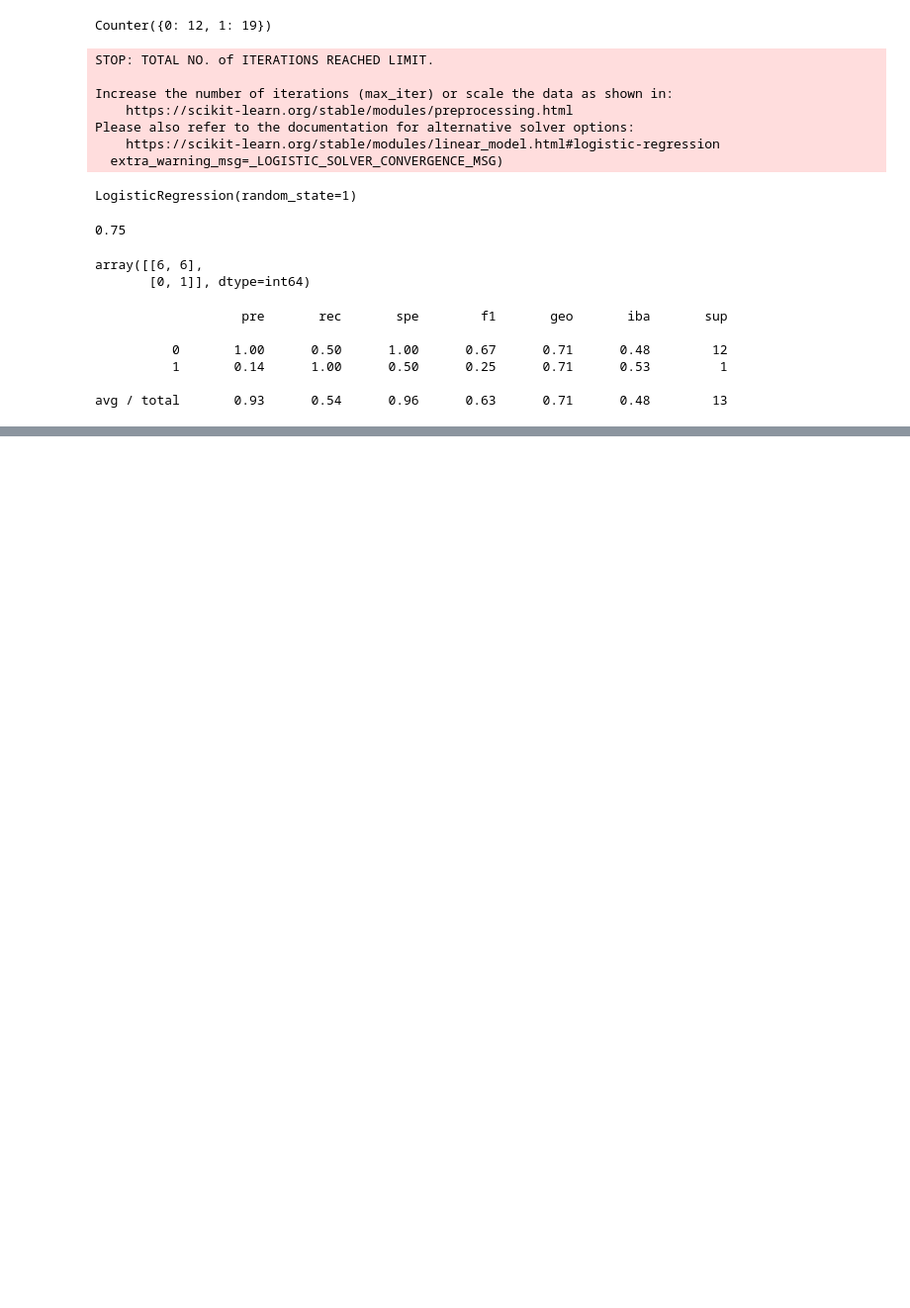
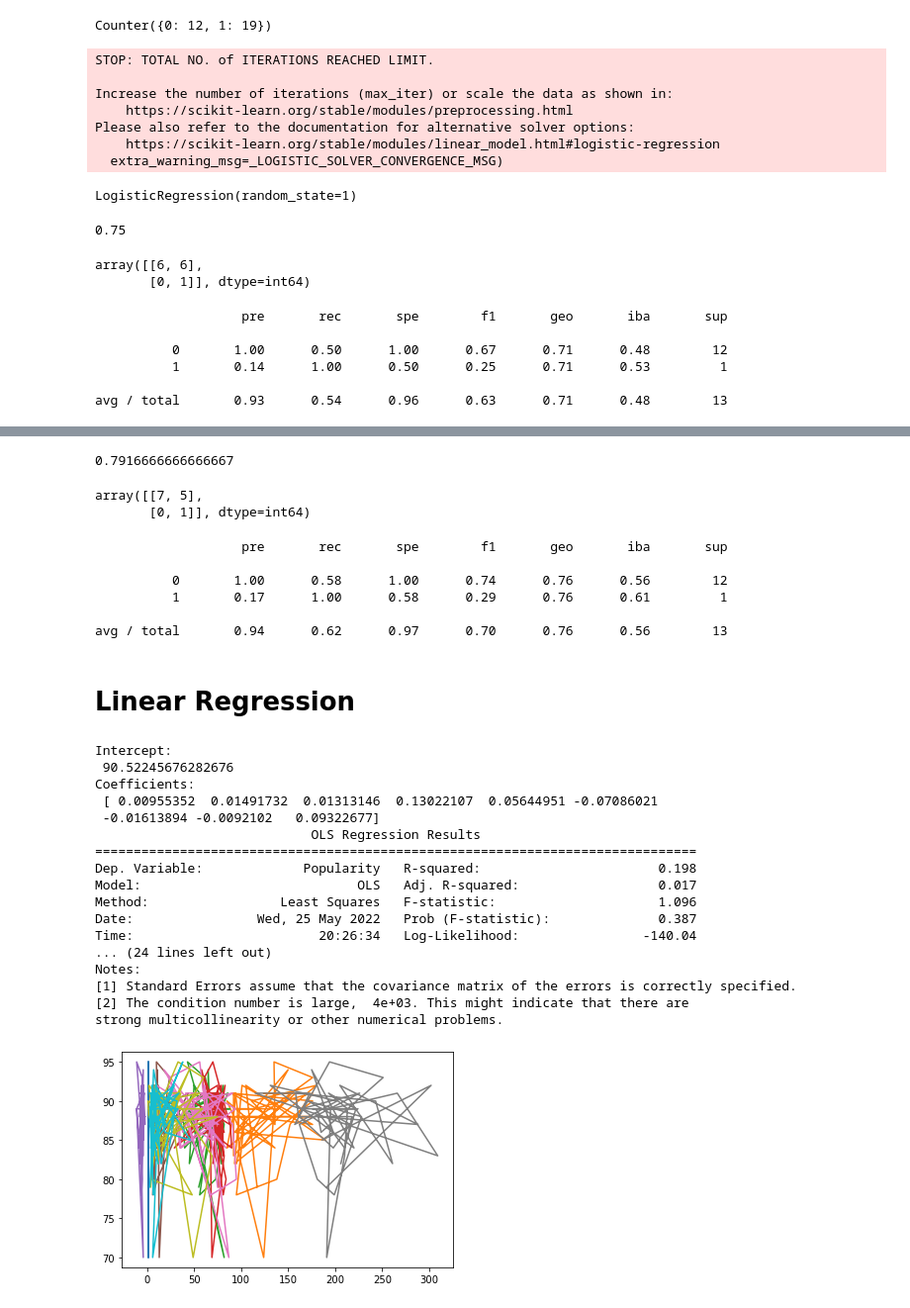
Before and after one commit to AJLozito/Final_Group_Project, a Jupyter notebook: Final Project Modeling - ROS, SMOTE, Cluster.ipynb, the cells around one changed output, grey strips where cells are left out. Shown: that part at 99% size. Drawn from its saved outputs; the diff is of its cells as text; code cells hidden in the pictures; blank space fills up the shorter version.

```diff
--- a/Final Project Modeling - ROS, SMOTE, Cluster.ipynb
+++ b/Final Project Modeling - ROS, SMOTE, Cluster.ipynb
@@ -287,0 +354,24 @@ avg / total       0.93      0.54      0.96      0.63      0.71      0.48
+# %%
+# Calculated the balanced accuracy score
+y_pred = eec.predict(X_test)
+print(balanced_accuracy_score(y_test, y_pred))
+# %% [output]
+0.7916666666666667
+# %%
+# Display the confusion matrix
+confusion_matrix(y_test, y_pred)
+# %% [output]
+array([[7, 5],
+       [0, 1]], dtype=int64)
+# %%
+# Print the imbalanced classification report
+print(classification_report_imbalanced(y_test, y_pred))
+# %% [output]
+                   pre       rec       spe        f1       geo       iba       sup
+
+          0       1.00      0.58      1.00      0.74      0.76      0.56        12
+          1       0.17      1.00      0.58      0.29      0.76      0.61         1
+
+avg / total       0.94      0.62      0.97      0.70      0.76      0.56        13
+# %% [markdown]
+# Linear Regression
@@ -287,0 +382,42 @@ avg / total       0.93      0.54      0.96      0.63      0.71      0.48
+# %%
+X = top50final_df[['Beats.Per.Minute', 'Energy', 'Danceability', 'Loudness..dB..',
+                'Liveness', 'Valence.', 'Length.', 'Acousticness..', 'Speechiness.'
+                  ]]
+Y = top50final_df['Popularity']
+
+regr = linear_model.LinearRegression()
+regr.fit(X,Y)
+
+print('Intercept: \n', regr.intercept_)
+print('Coefficients: \n', regr.coef_)
+
+# with statsmodels
+X = sm.add_constant(X) # adding a constant
+
+model = sm.OLS(Y, X).fit()
+predictions = model.predict(X)
+
+print_model = model.summary()
+print(print_model)
+
+plt.plot(X,Y)
+plt.show()
+# %% [output]
+Intercept:
+ 90.52245676282676
+Coefficients:
+ [ 0.00955352  0.01491732  0.01313146  0.13022107  0.05644951 -0.07086021
+ -0.01613894 -0.0092102   0.09322677]
+                            OLS Regression Results
+==============================================================================
+Dep. Variable:             Popularity   R-squared:                       0.198
+Model:                            OLS   Adj. R-squared:                  0.017
+Method:                 Least Squares   F-statistic:                     1.096
+Date:                Wed, 25 May 2022   Prob (F-statistic):              0.387
+Time:                        20:26:34   Log-Likelihood:                -140.04
+... (24 lines left out)
+Notes:
+[1] Standard Errors assume that the covariance matrix of the errors is correctly specified.
+[2] The condition number is large,  4e+03. This might indicate that there are
+strong multicollinearity or other numerical problems.
+[figure, added]
```
Also changed, not shown: parts of 10 cells of this notebook.
